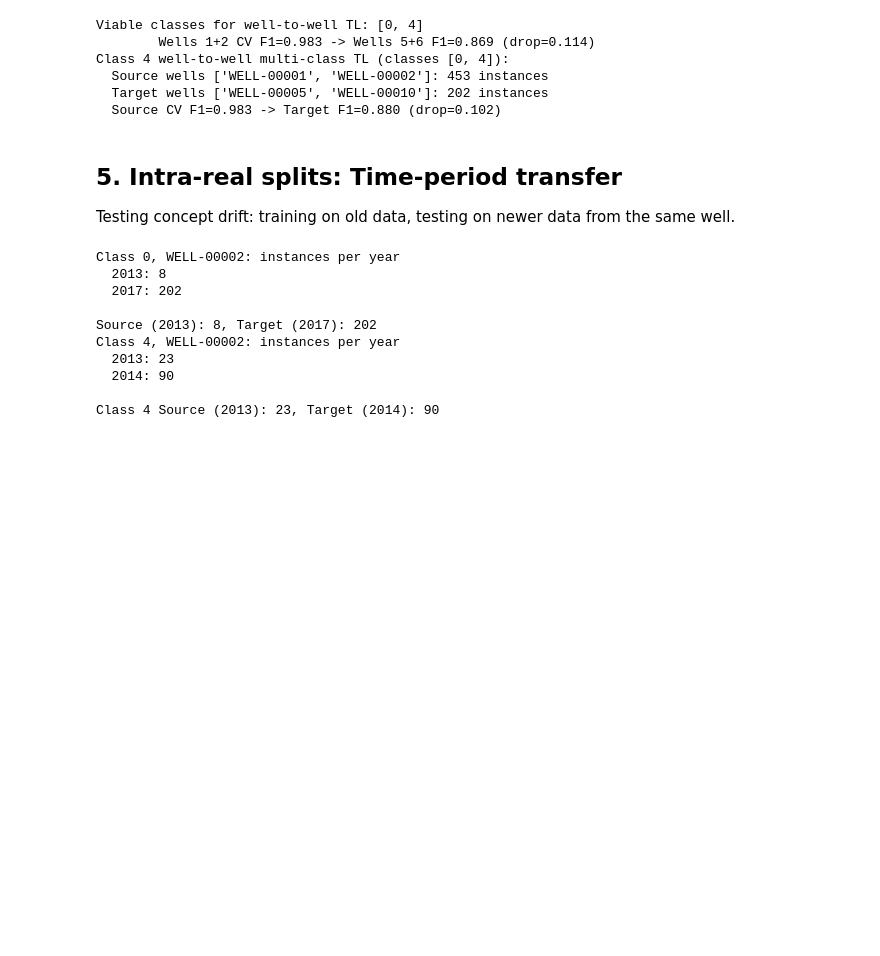
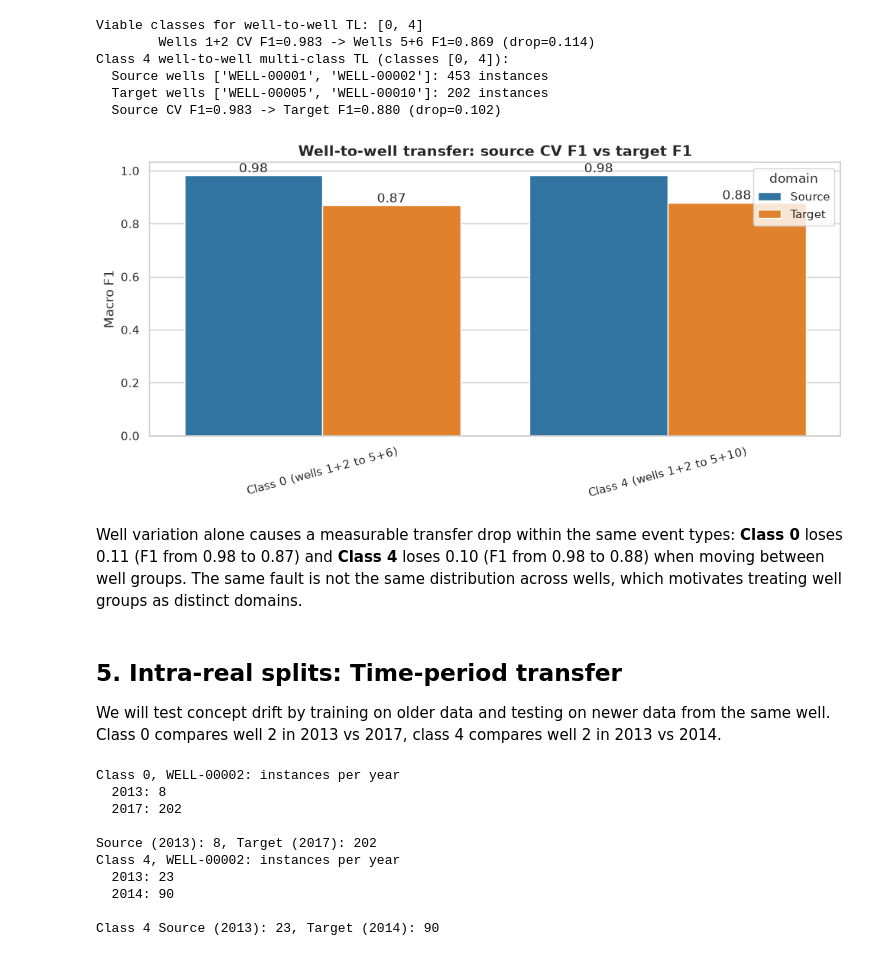
Before and after one commit to lollogiro/ai4i-transfer-learning-synthetic, a Jupyter notebook: stage2-transfer_learning/3w_transfer_learning.ipynb, the cells around one changed output. Saved outputs shown, nothing was run; the diff lists cells and outputs as text; code cells hidden in the pictures; blank space fills up the shorter version.

```diff
--- a/stage2-transfer_learning/3w_transfer_learning.ipynb
+++ b/stage2-transfer_learning/3w_transfer_learning.ipynb
@@ -584,10 +668,41 @@ Class 4 well-to-well multi-class TL (classes [0, 4]):
   Source wells ['WELL-00001', 'WELL-00002']: 453 instances
   Target wells ['WELL-00005', 'WELL-00010']: 202 instances
   Source CV F1=0.983 -> Target F1=0.880 (drop=0.102)
+# %%
+# Figure: well-to-well transfer (source CV F1 vs target F1)
+well_rows = pd.DataFrame([
+    {'pair': 'Class 0 (wells 1+2 to 5+6)', 'F1_source': f1_src, 'F1_target': f1_tgt},
+    {'pair': 'Class 4 (wells 1+2 to 5+10)', 'F1_source': f1_4_src, 'F1_target': f1_4_tgt},
+])
+well_long = pd.melt(well_rows, id_vars='pair',
+                    value_vars=['F1_source', 'F1_target'],
+                    var_name='domain', value_name='F1')
+well_long['domain'] = well_long['domain'].map(
+    {'F1_source': 'Source', 'F1_target': 'Target'})
+
+fig, ax = plt.subplots(figsize=(10, 5))
+sns.barplot(data=well_long, x='pair', y='F1', hue='domain',
+            palette=['#1f77b4', '#ff7f0e'], ax=ax)
+ax.set_title('Well-to-well transfer: source CV F1 vs target F1',
+             fontsize=14, fontweight='bold')
+ax.set_ylabel('Macro F1')
+ax.set_xlabel('')
+ax.tick_params(axis='x', rotation=15)
+for i, (_, row) in enumerate(well_rows.iterrows()):
+    ax.text(i - 0.2, row['F1_source'], f"{row['F1_source']:.2f}",
+            ha='center', va='bottom')
+    ax.text(i + 0.2, row['F1_target'], f"{row['F1_target']:.2f}",
+            ha='center', va='bottom')
+plt.tight_layout()
+plt.show()
+# %% [output]
+[figure, added]
+# %% [markdown]
+Well variation alone causes a measurable transfer drop within the same event types: **Class 0** loses 0.11 (F1 from 0.98 to 0.87) and **Class 4** loses 0.10 (F1 from 0.98 to 0.88) when moving between well groups. The same fault is not the same distribution across wells, which motivates treating well groups as distinct domains.
 # %% [markdown]
 ## 5. Intra-real splits: Time-period transfer
 
-Testing concept drift: training on old data, testing on newer data from the same well.
+We will test concept drift by training on older data and testing on newer data from the same well. Class 0 compares well 2 in 2013 vs 2017, class 4 compares well 2 in 2013 vs 2014.
 # %%
 def get_year(inst_id: str) -> int | None:
     """
```
Also changed, not shown: parts of 14 cells of this notebook.
